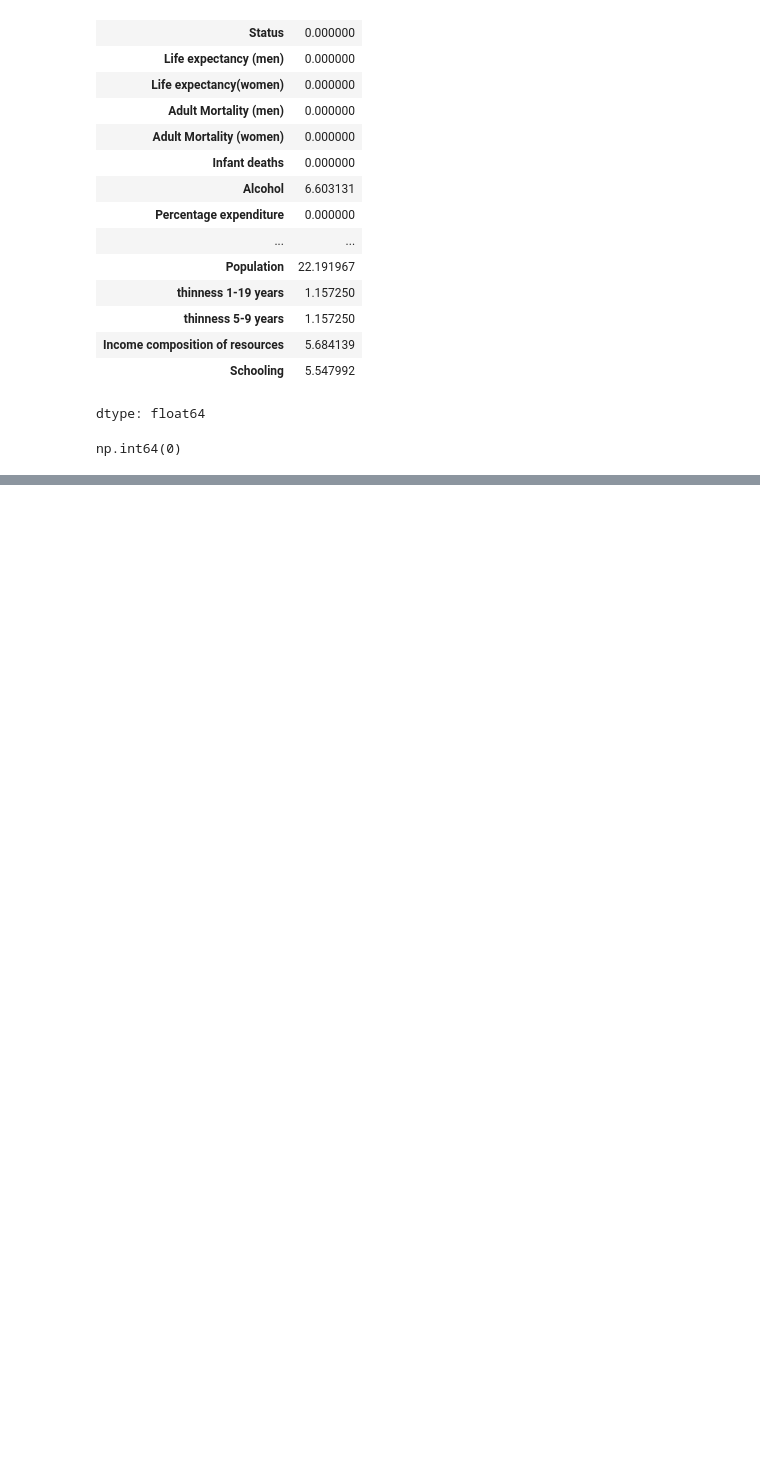
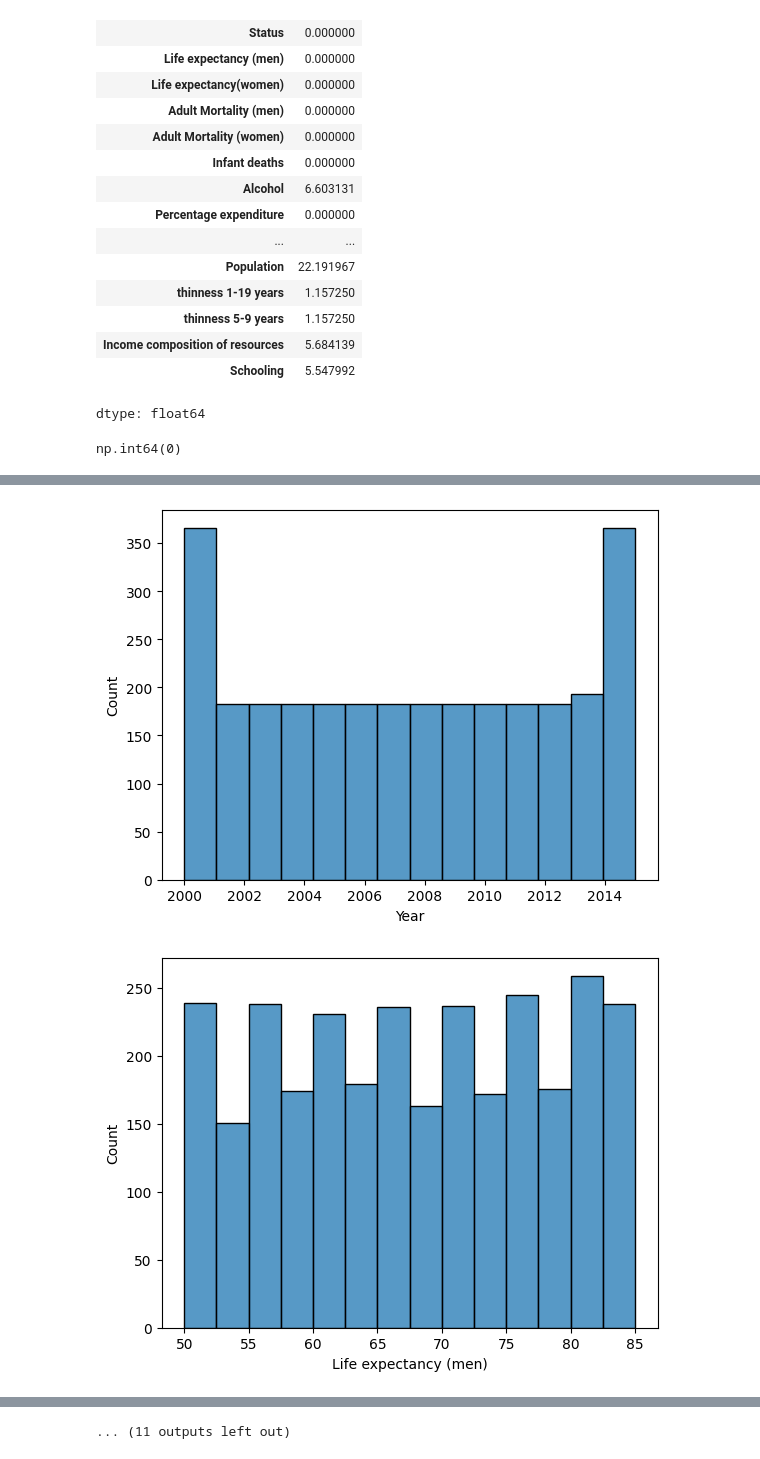
Before and after one commit to sakshii009/MLT-colab-pracctice, a Jupyter notebook: Data_Preprocessing.ipynb, the cells around one changed output, grey strips where cells are left out. Saved outputs shown, nothing was run; the diff lists cells and outputs as text; code cells hidden in the pictures; blank space fills up the shorter version.

```diff
--- a/Data_Preprocessing.ipynb
+++ b/Data_Preprocessing.ipynb
@@ -104,0 +133,8 @@ np.int64(0)
+# %%
+for i in df.select_dtypes(include="number").columns:
+  sns.histplot(data=df,x=i)
+  plt.show() #from the current numerical column (i)
+#should be used for the x-axis, forming the bins of the histogram.
+# %% [output]
+[figure, added]
+[figure, added]
@@ -104,0 +151 @@ np.int64(0)
+... (11 outputs left out)
```
Also changed, not shown: parts of 18 cells of this notebook.
